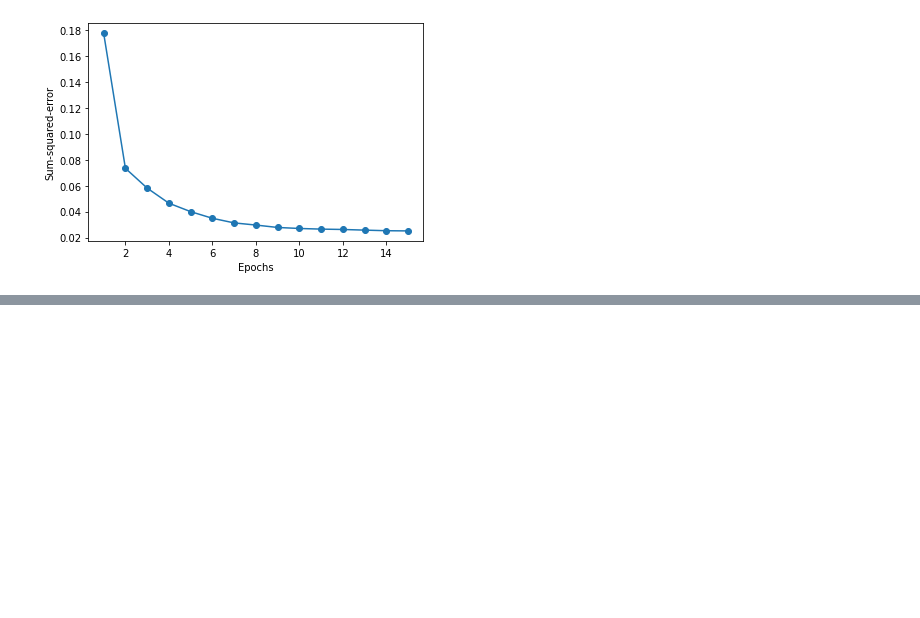
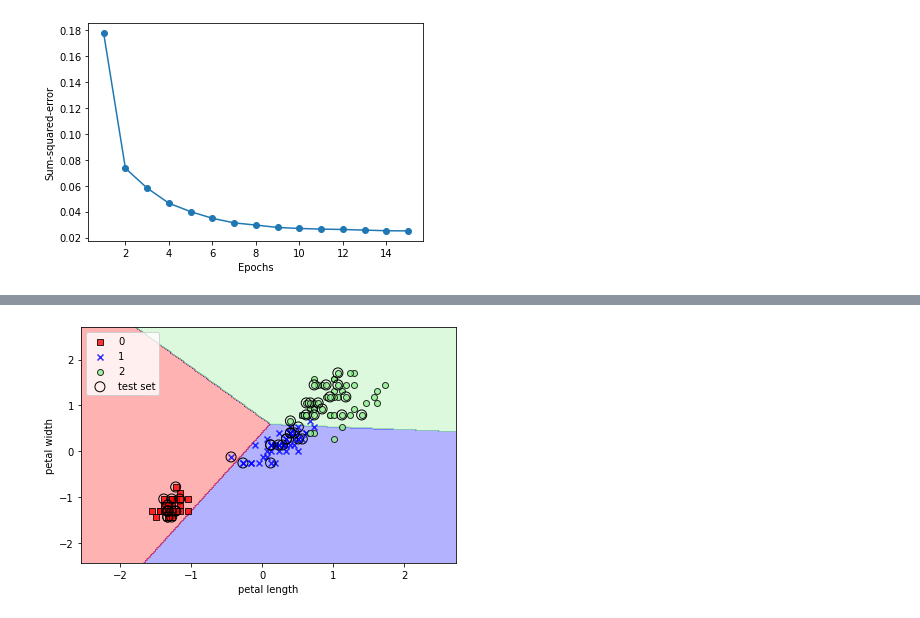
Before and after one commit to jerry-ryu/ML_beginning, a Jupyter notebook: 3.Classification.ipynb, the cells around one changed output, grey strips where cells are left out. Cells and saved outputs as stored; diff of their text form; code cells hidden in the pictures; blank space fills up the shorter version.

```diff
--- a/3.Classification.ipynb
+++ b/3.Classification.ipynb
@@ -1302,0 +1477,4 @@ plt.show()
+# %%
+# 데이터세트 훈련과 평가 세트로 변환
+from sklearn.model_selection import train_test_split
+X_train, X_test, y_train, y_test = train_test_split(X, y, test_size =0.3, random_state = 1, stratify = y)
@@ -1302,0 +1492,7 @@ plt.show()
+# %%
+# 스케일 조정
+from sklearn.preprocessing import StandardScaler
+sc = StandardScaler()
+sc.fit(X_train)
+X_train_std = sc.transform(X_train)
+X_test_std = sc.transform(X_test)
@@ -1302,0 +1546,13 @@ plt.show()
+# %%
+X_combined_std = np.vstack((X_train_std, X_test_std)) # numpy 세로로 결합
+y_combined = np.hstack((y_train, y_test)) # numpy 가로결합
+plot_decision_regions(X = X_combined_std, y = y_combined, classifier = ppn, test_idx = range(105,150))
+plt.xlabel("petal length")
+plt.ylabel("petal width")
+plt.legend()
+plt.tight_layout()
+plt.show()
+
+## 퍼셉트론은 데이터셋이 선형적으로 구분되지 않을 때 가중치 업데이트가 계속해서 일어나므로 수렴할 수 없다.
+# %% [output]
+[figure, added]
```
Also changed, not shown: parts of 18 cells of this notebook.
